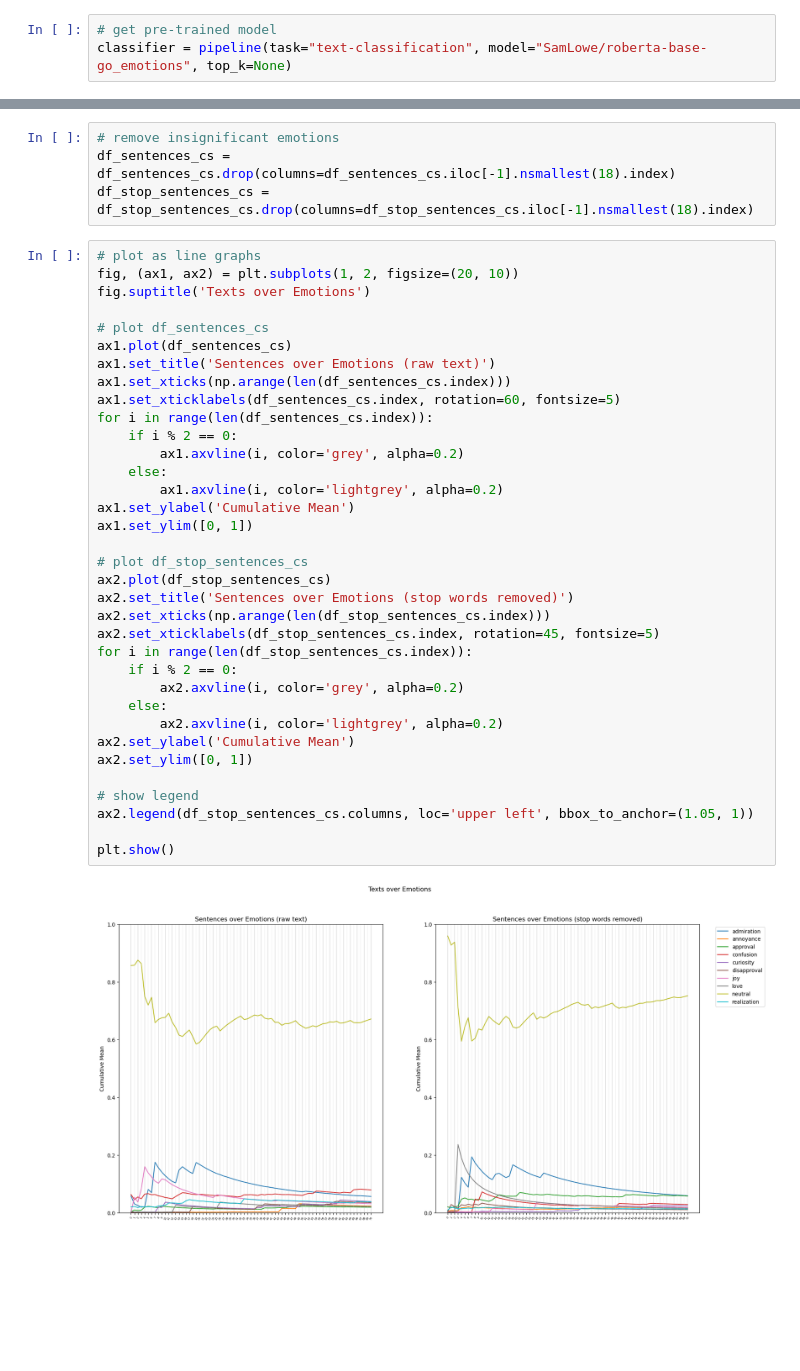
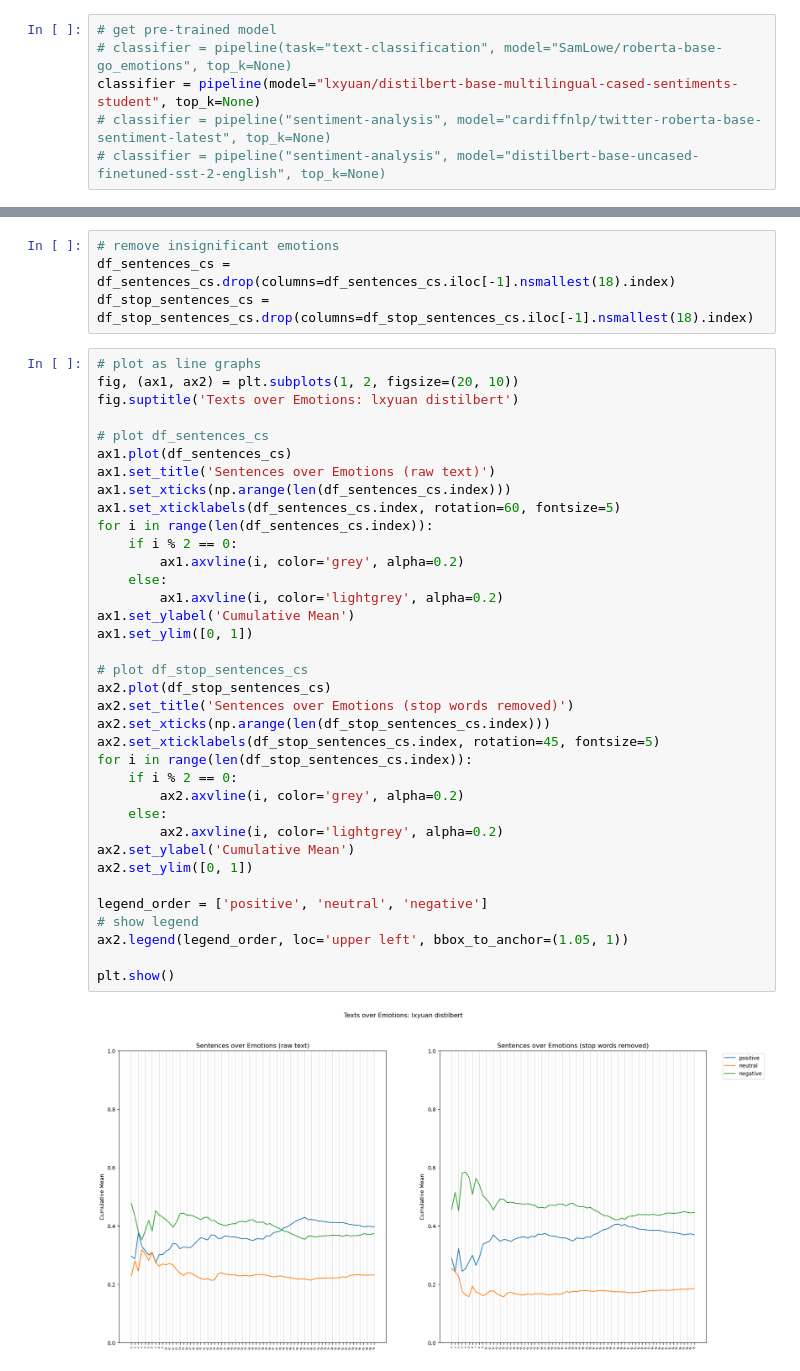
Before and after one commit to brianliu03/sentiment-analysis, a Jupyter notebook: chopin.ipynb, the cells around one changed output, grey strips where cells are left out. Saved outputs shown, nothing was run; the diff lists cells and outputs as text; blank space fills up the shorter version.

```diff
--- a/chopin.ipynb
+++ b/chopin.ipynb
@@ -16,7 +16,10 @@ nltk.download('stopwords')
 True
 # %%
 # get pre-trained model
-classifier = pipeline(task="text-classification", model="SamLowe/roberta-base-go_emotions", top_k=None)
+# classifier = pipeline(task="text-classification", model="SamLowe/roberta-base-go_emotions", top_k=None)
+classifier = pipeline(model="lxyuan/distilbert-base-multilingual-cased-sentiments-student", top_k=None)
+# classifier = pipeline("sentiment-analysis", model="cardiffnlp/twitter-roberta-base-sentiment-latest", top_k=None)
+# classifier = pipeline("sentiment-analysis", model="distilbert-base-uncased-finetuned-sst-2-english", top_k=None)
 # %%
 # stop words for filtering
 stopwords = set(nltk.corpus.stopwords.words('english'))
@@ -84,37 +90,38 @@ df_stop_sentences_cs = df_stop_sentences_cs.drop(columns=df_stop_sentences_cs.il
 # %%
 # plot as line graphs
 fig, (ax1, ax2) = plt.subplots(1, 2, figsize=(20, 10))
-fig.suptitle('Texts over Emotions')
+fig.suptitle('Texts over Emotions: lxyuan distilbert')
 
 # plot df_sentences_cs
 ax1.plot(df_sentences_cs)
 ax1.set_title('Sentences over Emotions (raw text)')
 ax1.set_xticks(np.arange(len(df_sentences_cs.index)))
 ax1.set_xticklabels(df_sentences_cs.index, rotation=60, fontsize=5)
 for i in range(len(df_sentences_cs.index)):
     if i % 2 == 0:
         ax1.axvline(i, color='grey', alpha=0.2)
     else:
         ax1.axvline(i, color='lightgrey', alpha=0.2)
 ax1.set_ylabel('Cumulative Mean')
 ax1.set_ylim([0, 1])
 
 # plot df_stop_sentences_cs
 ax2.plot(df_stop_sentences_cs)
 ax2.set_title('Sentences over Emotions (stop words removed)')
 ax2.set_xticks(np.arange(len(df_stop_sentences_cs.index)))
 ax2.set_xticklabels(df_stop_sentences_cs.index, rotation=45, fontsize=5)
 for i in range(len(df_stop_sentences_cs.index)):
     if i % 2 == 0:
         ax2.axvline(i, color='grey', alpha=0.2)
     else:
         ax2.axvline(i, color='lightgrey', alpha=0.2)
 ax2.set_ylabel('Cumulative Mean')
 ax2.set_ylim([0, 1])
 
+legend_order = ['positive', 'neutral', 'negative']
 # show legend
-ax2.legend(df_stop_sentences_cs.columns, loc='upper left', bbox_to_anchor=(1.05, 1))
+ax2.legend(legend_order, loc='upper left', bbox_to_anchor=(1.05, 1))
 
 plt.show()
 # %% [output]
-[figure, old version]
+[figure, new version]
```
Also changed, not shown: parts of 4 cells of this notebook, 10 other files.
